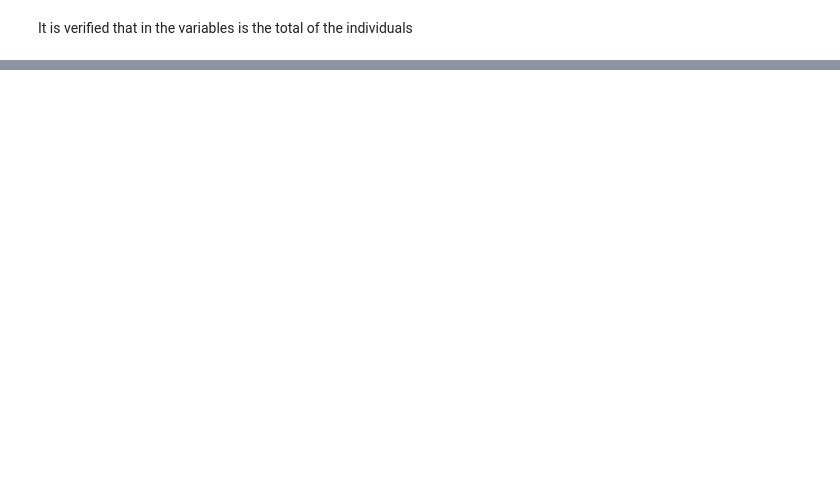
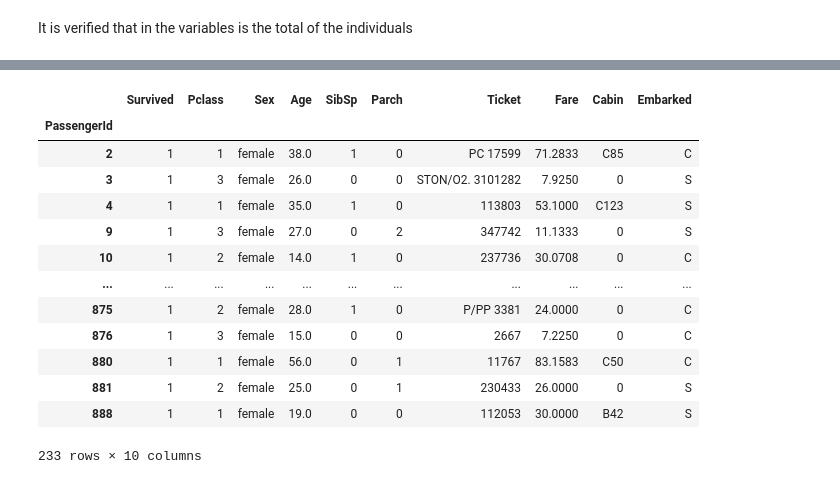
Before and after one commit to Data-Alliance-For-Science/Code-Titanic, a Jupyter notebook: titanic.ipynb, the cells around one changed output, grey strips where cells are left out. Saved outputs shown, nothing was run; the diff lists cells and outputs as text; code cells hidden in the pictures; blank space fills up the shorter version.

```diff
--- a/titanic.ipynb
+++ b/titanic.ipynb
@@ -112,0 +361,19 @@ dftrain.describe()
+# %%
+#Subset survivor female
+dftrain_survivorsfemale = dftrain_survivors[dftrain_survivors.Sex == 'female']
+dftrain_survivorsfemale
+# %% [output]
+|  | Survived | Pclass | Sex | Age | SibSp | Parch | Ticket | Fare | Cabin | Embarked |
+| PassengerId |  |  |  |  |  |  |  |  |  |  |
+| 2 | 1 | 1 | female | 38.0 | 1 | 0 | PC 17599 | 71.2833 | C85 | C |
+| 3 | 1 | 3 | female | 26.0 | 0 | 0 | STON/O2. 3101282 | 7.9250 | 0 | S |
+| 4 | 1 | 1 | female | 35.0 | 1 | 0 | 113803 | 53.1000 | C123 | S |
+| 9 | 1 | 3 | female | 27.0 | 0 | 2 | 347742 | 11.1333 | 0 | S |
+| 10 | 1 | 2 | female | 14.0 | 1 | 0 | 237736 | 30.0708 | 0 | C |
+| ... | ... | ... | ... | ... | ... | ... | ... | ... | ... | ... |
+| 875 | 1 | 2 | female | 28.0 | 1 | 0 | P/PP 3381 | 24.0000 | 0 | C |
+| 876 | 1 | 3 | female | 15.0 | 0 | 0 | 2667 | 7.2250 | 0 | C |
+| 880 | 1 | 1 | female | 56.0 | 0 | 1 | 11767 | 83.1583 | C50 | C |
+| 881 | 1 | 2 | female | 25.0 | 0 | 1 | 230433 | 26.0000 | 0 | S |
+| 888 | 1 | 1 | female | 19.0 | 0 | 0 | 112053 | 30.0000 | B42 | S |
+233 rows × 10 columns
```
Also changed, not shown: parts of 56 cells of this notebook.
